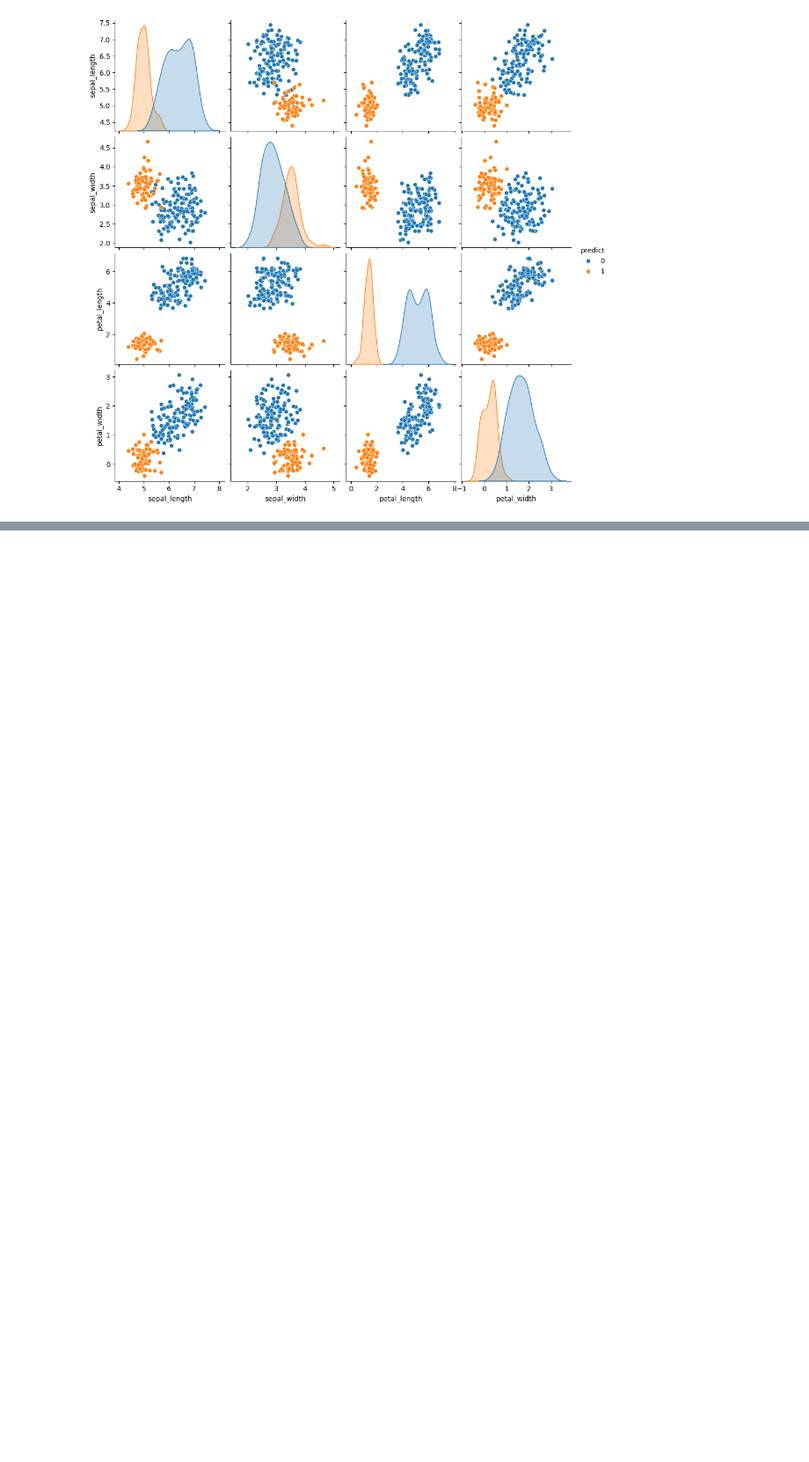
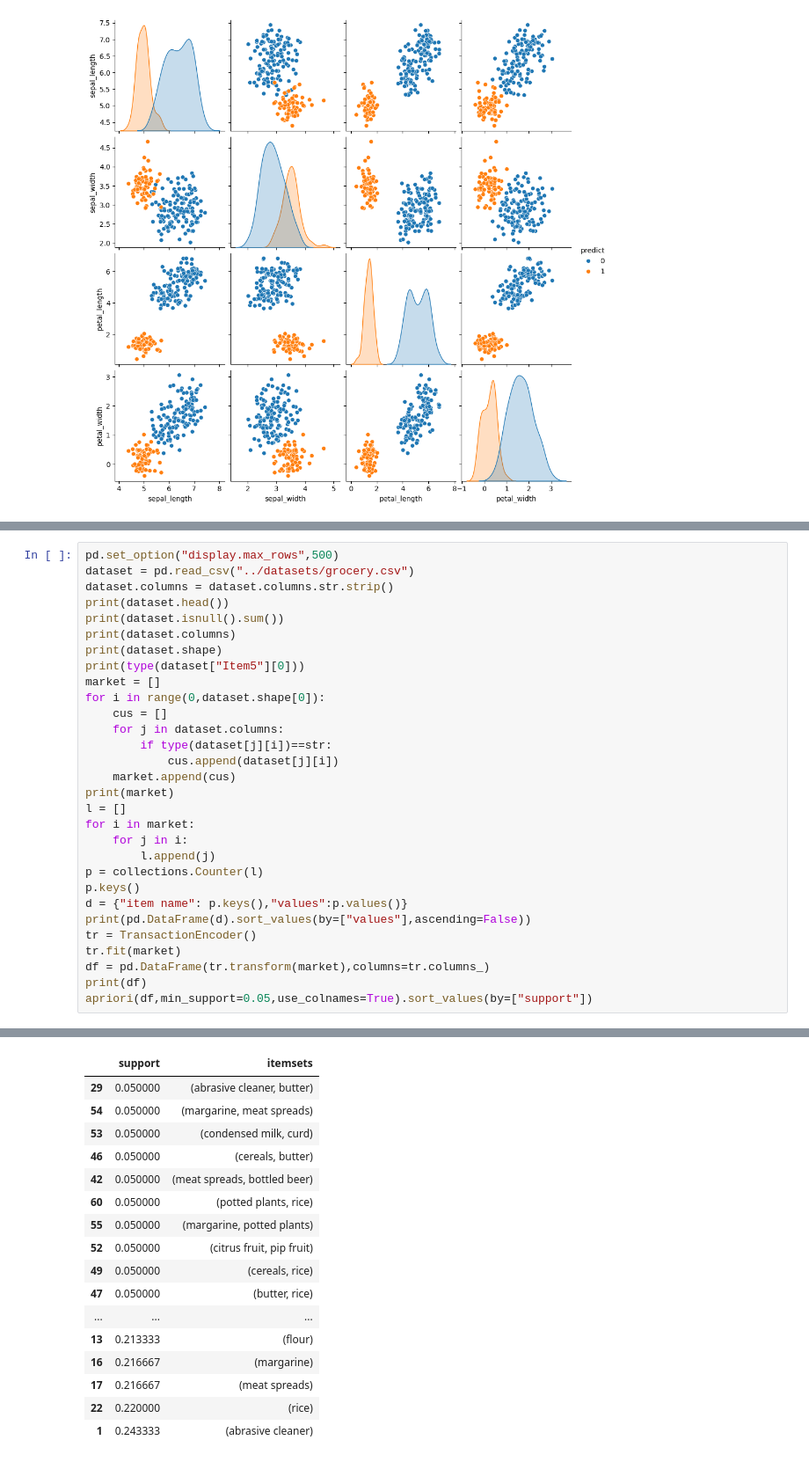
Before and after one commit to SadiqCodex/GenAI-Learning-Project, a Jupyter notebook: notebooks/unsupervised_k_mean_cluster.ipynb, the cells around one changed output, grey strips where cells are left out. Shown at 88% size. Cells and saved outputs as stored; diff of their text form; blank space fills up the shorter version.

```diff
--- a/notebooks/unsupervised_k_mean_cluster.ipynb
+++ b/notebooks/unsupervised_k_mean_cluster.ipynb
@@ -145,0 +151,31 @@ print("associaition learning, 5:37")
+# %%
+pd.set_option("display.max_rows",500)
+dataset = pd.read_csv("../datasets/grocery.csv")
+dataset.columns = dataset.columns.str.strip()
+print(dataset.head())
+print(dataset.isnull().sum())
+print(dataset.columns)
+print(dataset.shape)
+print(type(dataset["Item5"][0]))
+market = []
+for i in range(0,dataset.shape[0]):
+    cus = []
+    for j in dataset.columns:
+        if type(dataset[j][i])==str:
+            cus.append(dataset[j][i])
+    market.append(cus)
+print(market)
+l = []
+for i in market:
+    for j in i:
+        l.append(j)
+p = collections.Counter(l)
+p.keys()
+d = {"item name": p.keys(),"values":p.values()}
+print(pd.DataFrame(d).sort_values(by=["values"],ascending=False))
+tr = TransactionEncoder()
+tr.fit(market)
+df = pd.DataFrame(tr.transform(market),columns=tr.columns_)
+print(df)
+apriori(df,min_support=0.05,use_colnames=True).sort_values(by=["support"])
+# %% [output]
@@ -145,0 +199,17 @@ print("associaition learning, 5:37")
+|  | support | itemsets |
+| 29 | 0.050000 | (abrasive cleaner, butter) |
+| 54 | 0.050000 | (margarine, meat spreads) |
+| 53 | 0.050000 | (condensed milk, curd) |
+| 46 | 0.050000 | (cereals, butter) |
+| 42 | 0.050000 | (meat spreads, bottled beer) |
+| 60 | 0.050000 | (potted plants, rice) |
+| 55 | 0.050000 | (margarine, potted plants) |
+| 52 | 0.050000 | (citrus fruit, pip fruit) |
+| 49 | 0.050000 | (cereals, rice) |
+| 47 | 0.050000 | (butter, rice) |
+| ... | ... | ... |
+| 13 | 0.213333 | (flour) |
+| 16 | 0.216667 | (margarine) |
+| 17 | 0.216667 | (meat spreads) |
+| 22 | 0.220000 | (rice) |
+| 1 | 0.243333 | (abrasive cleaner) |
```
Also changed, not shown: parts of 6 cells of this notebook, 4 other files.
